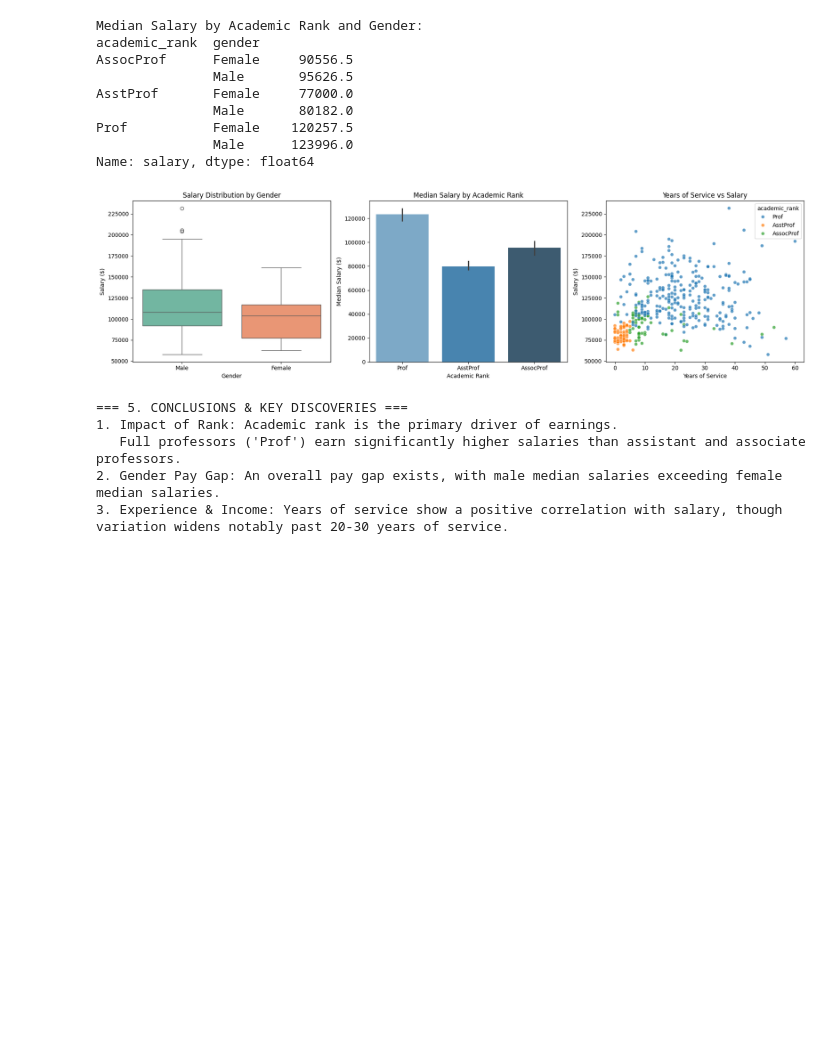
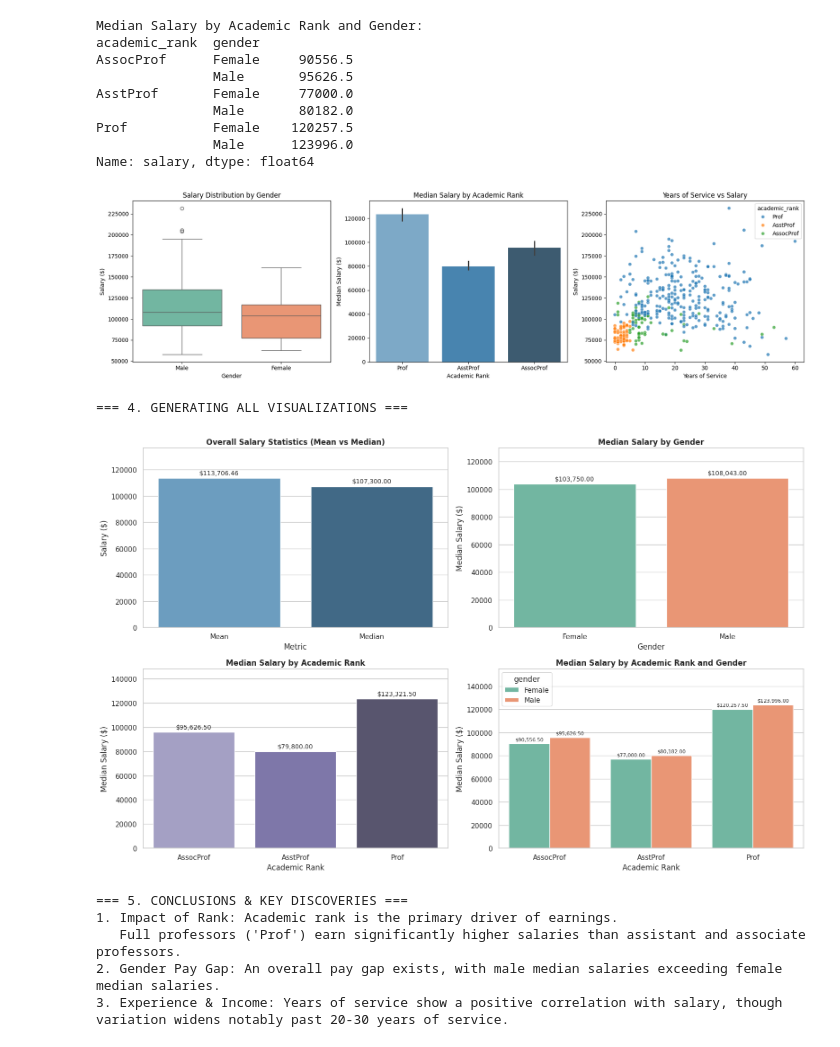
Before and after one commit to mariibonilla22-collab/Phyton-Data-Analytics, a Jupyter notebook: assignment_4.ipynb, the cells around one changed output. Cells and saved outputs as stored; diff of their text form; code cells hidden in the pictures; blank space fills up the shorter version.

```diff
--- a/assignment_4.ipynb
+++ b/assignment_4.ipynb
@@ -3 +10,4 @@
+# %%
+# Set visual style
+sns.set_theme(style="whitegrid")
 # %%
@@ -115,6 +159,77 @@ plt.tight_layout()
 plt.show()
 # %% [output]
 [figure]
+# %%
+# ==========================================
+# 4. VISUALIZATIONS (All Metrics with Labels)
+# ==========================================
+print("\n=== 4. GENERATING ALL VISUALIZATIONS ===")
+
+fig, axes = plt.subplots(2, 2, figsize=(16, 10))
+
+# --- Plot 1: Overall Mean vs Median ---
+overall_stats = pd.DataFrame({
+    'Metric': ['Mean', 'Median'],
+    'Salary': [mean_salary, median_salary]
+})
+ax1 = sns.barplot(ax=axes[0, 0], data=overall_stats, x='Metric', y='Salary', palette='Blues_d', hue='Metric', legend=False)
+axes[0, 0].set_title('Overall Salary Statistics (Mean vs Median)', fontsize=12, fontweight='bold')
+axes[0, 0].set_ylabel('Salary ($)')
+axes[0, 0].set_ylim(0, max(mean_salary, median_salary) * 1.2)
+
+for p in ax1.patches:
+    ax1.annotate(f'${p.get_height():,.2f}',
+                 (p.get_x() + p.get_width() / 2., p.get_height()),
+                 ha='center', va='bottom', fontsize=10, xytext=(0, 3),
+                 textcoords='offset points')
+    # --- Plot 2: Median Salary by Gender ---
+gender_median = df.groupby('gender')['salary'].median().reset_index()
+ax2 = sns.barplot(ax=axes[0, 1], data=gender_median, x='gender', y='salary', palette='Set2', hue='gender', legend=False)
+axes[0, 1].set_title('Median Salary by Gender', fontsize=12, fontweight='bold')
+axes[0, 1].set_xlabel('Gender')
+axes[0, 1].set_ylabel('Median Salary ($)')
+axes[0, 1].set_ylim(0, gender_median['salary'].max() * 1.2)
+
+for p in ax2.patches:
+    ax2.annotate(f'${p.get_height():,.2f}',
+                 (p.get_x() + p.get_width() / 2., p.get_height()),
+                 ha='center', va='bottom', fontsize=10, xytext=(0, 3),
+                 textcoords='offset points')
+
+# --- Plot 3: Median Salary by Academic Rank ---
+rank_median = df.groupby('academic_rank')['salary'].median().reset_index()
+ax3 = sns.barplot(ax=axes[1, 0], data=rank_median, x='academic_rank', y='salary', palette='Purples_d', hue='academic_rank', legend=False)
+axes[1, 0].set_title('Median Salary by Academic Rank', fontsize=12, fontweight='bold')
+axes[1, 0].set_xlabel('Academic Rank')
+axes[1, 0].set_ylabel('Median Salary ($)')
+axes[1, 0].set_ylim(0, rank_median['salary'].max() * 1.2)
+
+for p in ax3.patches:
+    ax3.annotate(f'${p.get_height():,.2f}',
+                 (p.get_x() + p.get_width() / 2., p.get_height()),
+                 ha='center', va='bottom', fontsize=10, xytext=(0, 3),
+                 textcoords='offset points')
+
+# --- Plot 4: Median Salary by Rank & Gender ---
+rank_gender_median = df.groupby(['academic_rank', 'gender'])['salary'].median().reset_index()
+ax4 = sns.barplot(ax=axes[1, 1], data=rank_gender_median, x='academic_rank', y='salary', hue='gender', palette='Set2')
+axes[1, 1].set_title('Median Salary by Academic Rank and Gender', fontsize=12, fontweight='bold')
+axes[1, 1].set_xlabel('Academic Rank')
+axes[1, 1].set_ylabel('Median Salary ($)')
+axes[1, 1].set_ylim(0, rank_gender_median['salary'].max() * 1.25)
+
+for p in ax4.patches:
+    if p.get_height() > 0:
+        ax4.annotate(f'${p.get_height():,.2f}',
+                     (p.get_x() + p.get_width() / 2., p.get_height()),
+                     ha='center', va='bottom', fontsize=8, xytext=(0, 3),
+                     textcoords='offset points')
+
+plt.tight_layout()
+plt.show()
+# %% [output]
+=== 4. GENERATING ALL VISUALIZATIONS ===
+[figure, added]
 # %%
 print("""
 === 5. CONCLUSIONS & KEY DISCOVERIES ===
```
Also changed, not shown: parts of 11 cells of this notebook.
